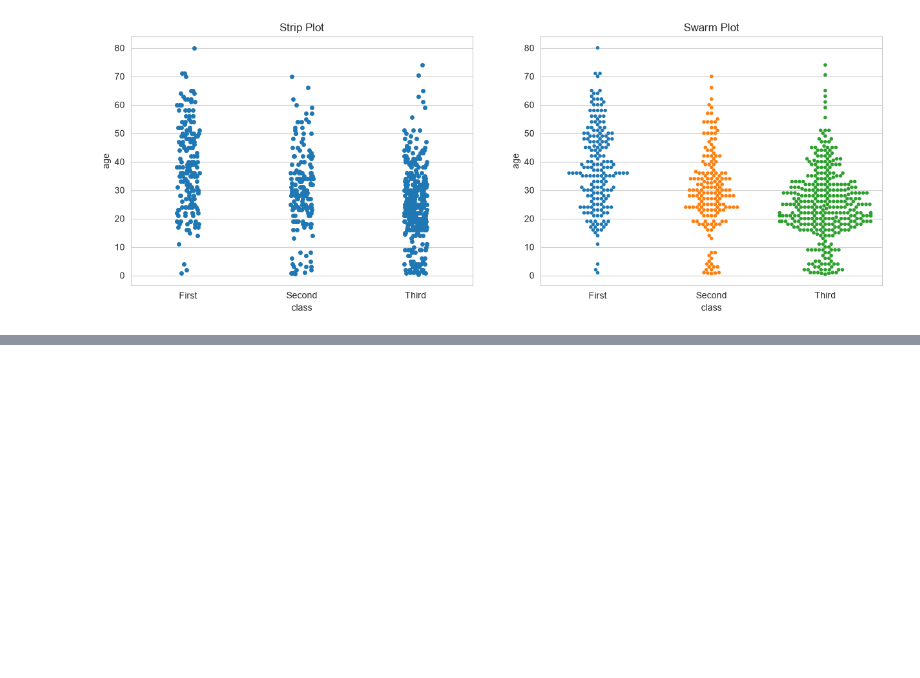
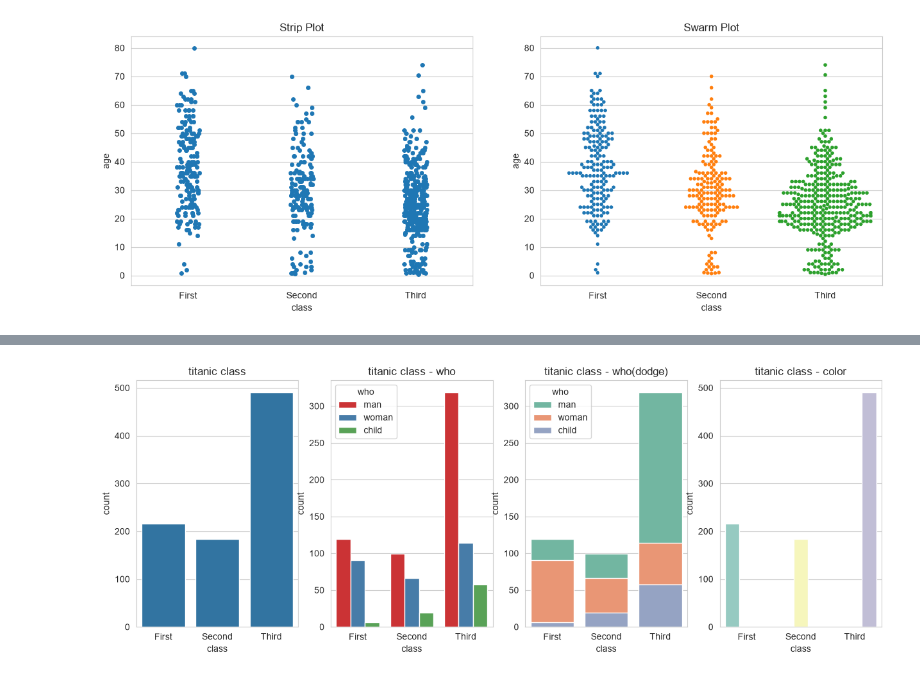
Before and after one commit to YoonTae98/18_data_analytics, a Jupyter notebook: 04_시각화도구/02_seaborn.ipynb, the cells around one changed output, grey strips where cells are left out. Saved outputs shown, nothing was run; the diff lists cells and outputs as text; code cells hidden in the pictures; blank space fills up the shorter version.

```diff
--- a/02_seaborn.ipynb
+++ b/04_시각화도구/02_seaborn.ipynb
@@ -195,0 +215,19 @@ plt.show()
+# %%
+# 빈도 그래프
+sns.set_style("whitegrid")
+
+fig, axes = plt.subplots(1, 4, figsize=(15, 5))
+
+sns.countplot(x='class', data=titanic, ax=axes[0])
+sns.countplot(x='class', hue='who', palette='Set1', dodge=True, data=titanic, ax=axes[1])
+sns.countplot(x='class', hue='who', palette='Set2', dodge=False, data=titanic, ax=axes[2])
+sns.countplot(x='class', hue='class', palette='Set3', data=titanic, ax=axes[3])
+
+axes[0].set_title('titanic class')
+axes[1].set_title('titanic class - who')
+axes[2].set_title('titanic class - who(dodge)')
+axes[3].set_title('titanic class - color')
+
+plt.show()
+# %% [output]
+[figure, added]
```
Also changed, not shown: parts of 3 cells of this notebook, 3 other files.
